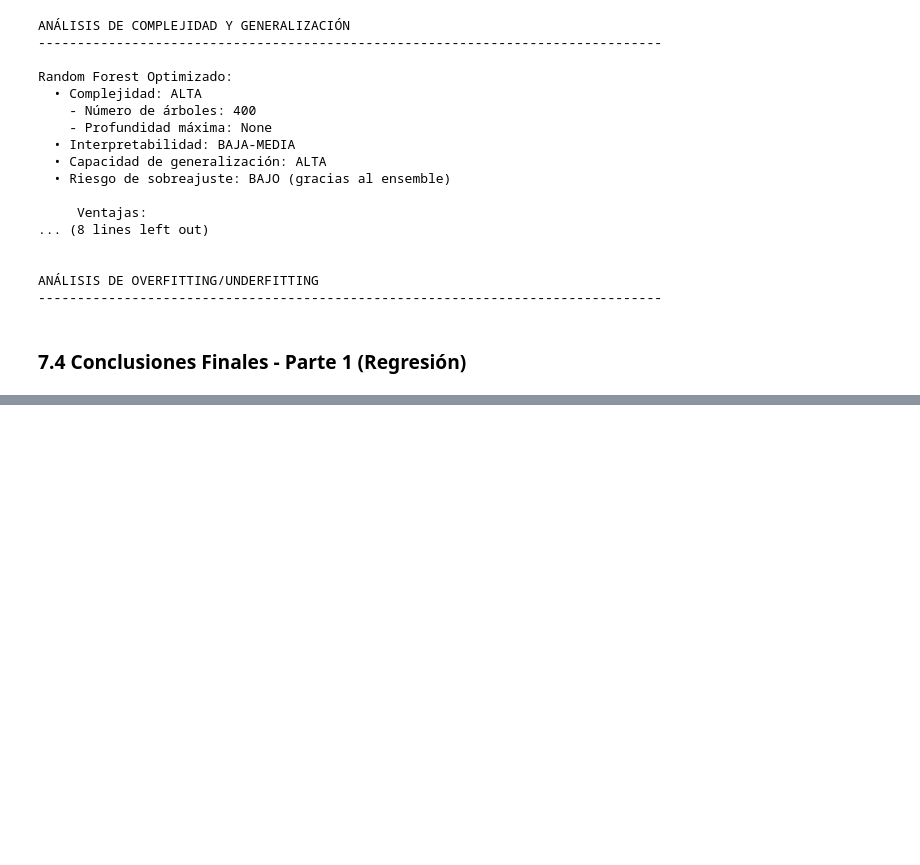
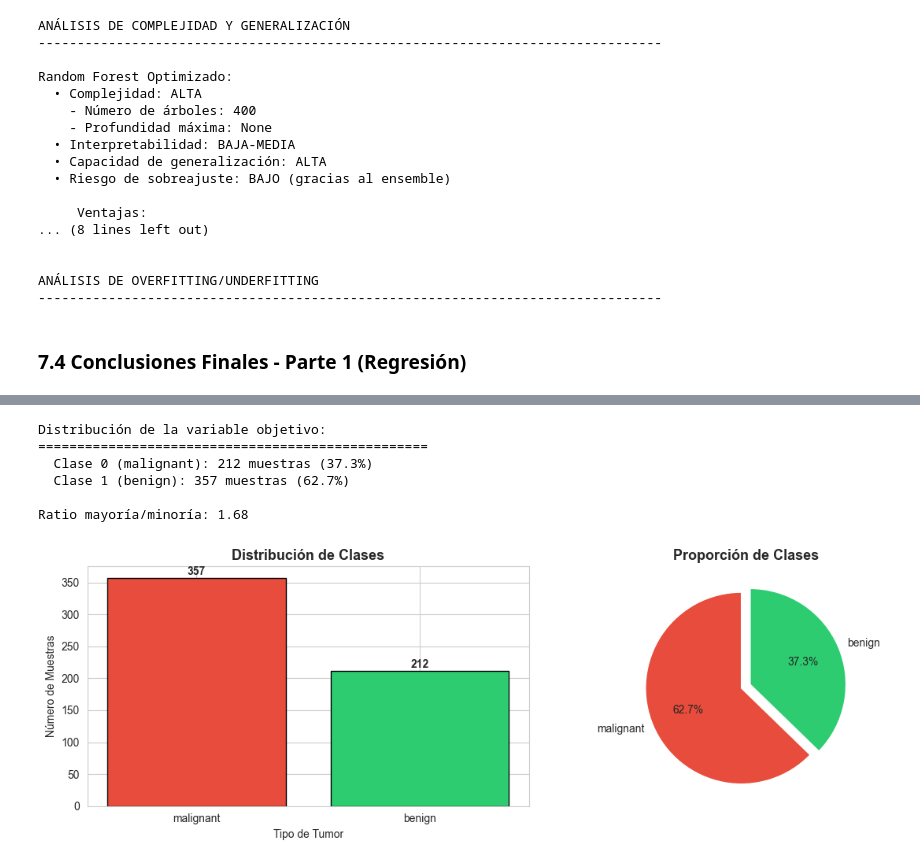
Before and after one commit to Fercho1118/Lab-Aprendizaje-Supervisado, a Jupyter notebook: Laboratorio_Aprendizaje_Supervisado.ipynb, the cells around one changed output, grey strips where cells are left out. Drawn from its saved outputs; the diff is of its cells as text; code cells hidden in the pictures; blank space fills up the shorter version.

Commit message:
Parte 2 realizada con implementacion de Regresion Logistica, k-Nearest Neighbors y Random Forest para Clasificacion con el dataset Breast Cancer Wisconsin

```diff
--- a/Laboratorio_Aprendizaje_Supervisado.ipynb
+++ b/Laboratorio_Aprendizaje_Supervisado.ipynb
@@ -1481,0 +1515,20 @@ Parte 1 (Regresión) completada exitosamente
+# %%
+from sklearn.datasets import load_breast_cancer
+from sklearn.model_selection import train_test_split, GridSearchCV, cross_val_score
+from sklearn.preprocessing import StandardScaler
+from sklearn.linear_model import LogisticRegression
+from sklearn.neighbors import KNeighborsClassifier
+from sklearn.ensemble import RandomForestClassifier
+from sklearn.metrics import (accuracy_score, precision_score, recall_score,
+                             f1_score, confusion_matrix, classification_report,
+                             ConfusionMatrixDisplay)
+
+# Carga del dataset como DataFrame
+cancer = load_breast_cancer(as_frame=True)
+df_cancer = cancer.frame
+
+print(f"Dimensiones del dataset: {df_cancer.shape}")
+print(f"Variables independientes: {len(cancer.feature_names)}")
+print(f"Variable objetivo: 'target' (0 = maligno, 1 = benigno)")
+print(f"\nPrimeras 5 filas:")
+df_cancer.head()
@@ -1481,0 +1589,39 @@ Parte 1 (Regresión) completada exitosamente
+# %%
+# Análisis del balance de clases
+conteo_clases = df_cancer['target'].value_counts()
+proporcion_clases = df_cancer['target'].value_counts(normalize=True) * 100
+
+print("Distribución de la variable objetivo:")
+print("=" * 50)
+for clase, nombre in zip([0, 1], cancer.target_names):
+    print(f"  Clase {clase} ({nombre}): {conteo_clases[clase]} muestras ({proporcion_clases[clase]:.1f}%)")
+
+print(f"\nRatio mayoría/minoría: {conteo_clases.max() / conteo_clases.min():.2f}")
+
+# Visualización del balance de clases
+fig, axes = plt.subplots(1, 2, figsize=(12, 4))
+
+# Gráfico de barras
+axes[0].bar(cancer.target_names, conteo_clases.values, color=['#e74c3c', '#2ecc71'], edgecolor='black')
+axes[0].set_title('Distribución de Clases', fontsize=13, fontweight='bold')
+axes[0].set_xlabel('Tipo de Tumor')
+axes[0].set_ylabel('Número de Muestras')
+for i, v in enumerate(conteo_clases.values):
+    axes[0].text(i, v + 5, str(v), ha='center', fontweight='bold')
+
+# Gráfico de pastel
+axes[1].pie(conteo_clases.values, labels=cancer.target_names,
+            autopct='%1.1f%%', colors=['#e74c3c', '#2ecc71'],
+            startangle=90, explode=(0.05, 0.05))
+axes[1].set_title('Proporción de Clases', fontsize=13, fontweight='bold')
+
+plt.tight_layout()
+plt.show()
+# %% [output]
+Distribución de la variable objetivo:
+==================================================
+  Clase 0 (malignant): 212 muestras (37.3%)
+  Clase 1 (benign): 357 muestras (62.7%)
+
+Ratio mayoría/minoría: 1.68
+[figure, added]
```
Also changed, not shown: parts of 40 cells of this notebook.
